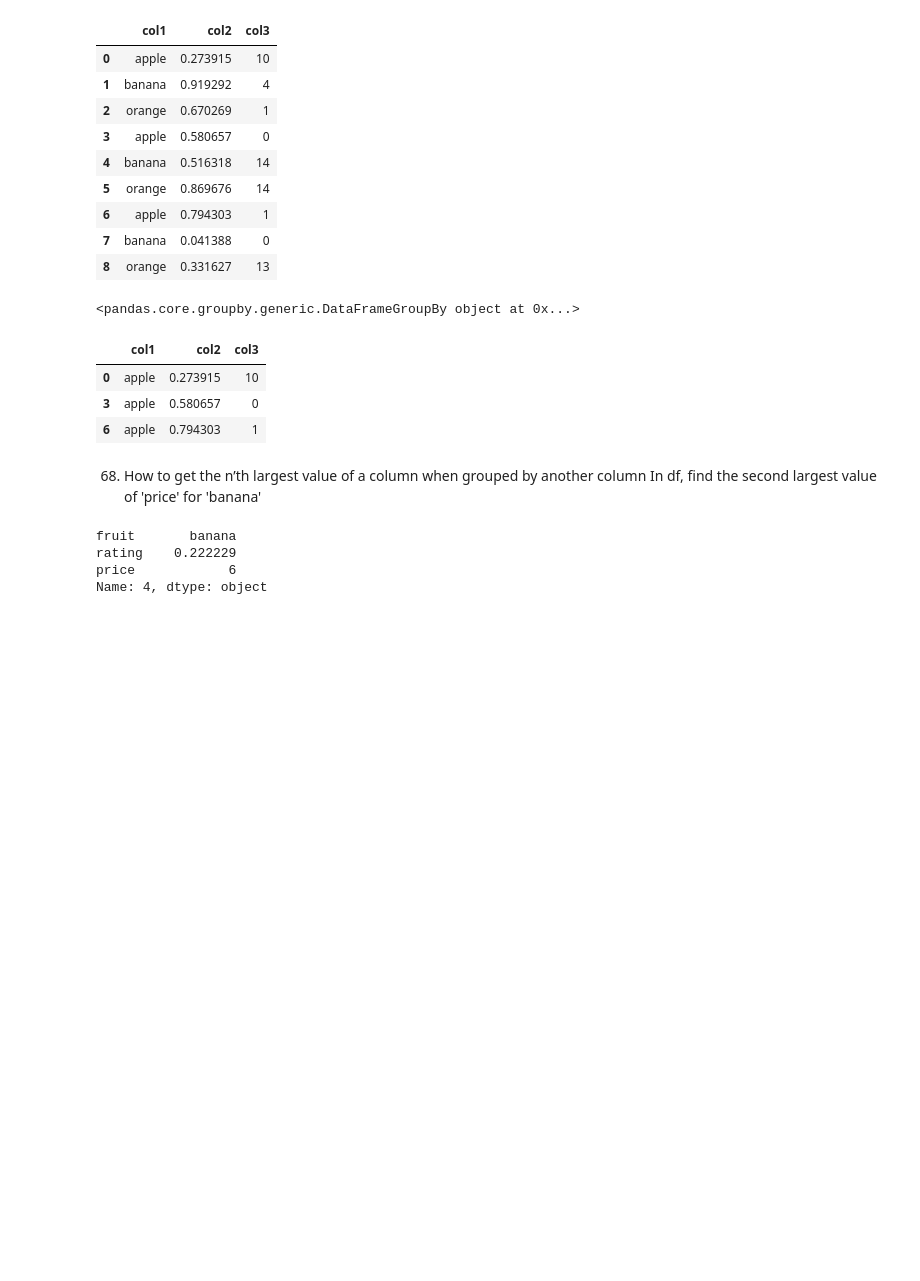
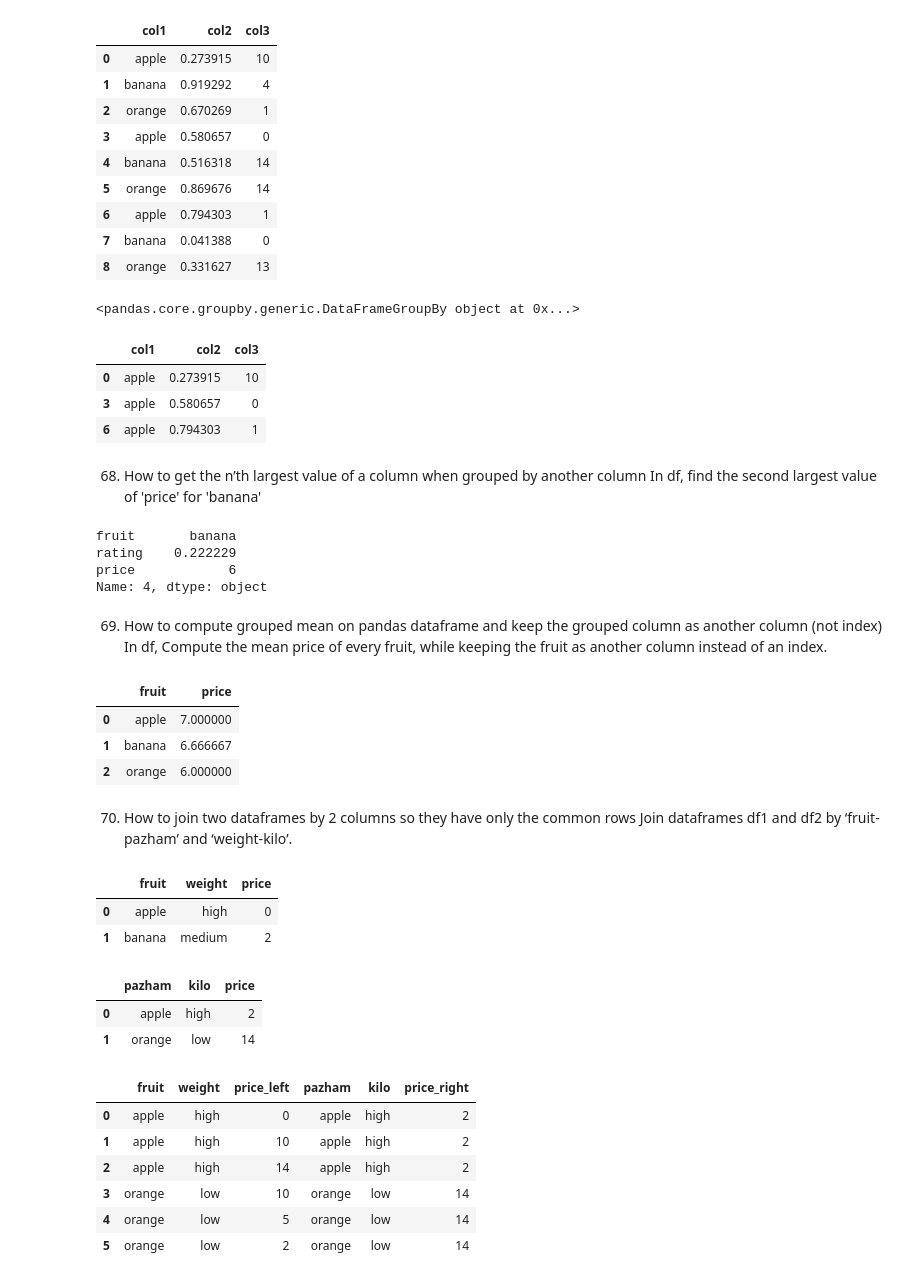
Before and after one commit to odinicc/Data-Practice, a Jupyter notebook: 23 Pandas Practise/61_70.ipynb, the cells around one changed output. Drawn from its saved outputs; the diff is of its cells as text; code cells hidden in the pictures; blank space fills up the shorter version.

```diff
--- a/23 Pandas Practise/61_70.ipynb
+++ b/23 Pandas Practise/61_70.ipynb
@@ -241,3 +241,6 @@ fruit       banana
 rating    0.222229
 price            6
 Name: 4, dtype: object
+# %% [markdown]
+69. How to compute grouped mean on pandas dataframe and keep the grouped column as another column (not index)
+In df, Compute the mean price of every fruit, while keeping the fruit as another column instead of an index.
@@ -243,0 +251,40 @@ Name: 4, dtype: object
+# %%
+df.groupby(['fruit']).agg({'price':'mean'}).reset_index()
+# %% [output]
+|  | fruit | price |
+| 0 | apple | 7.000000 |
+| 1 | banana | 6.666667 |
+| 2 | orange | 6.000000 |
+# %% [markdown]
+70. How to join two dataframes by 2 columns so they have only the common rows
+Join dataframes df1 and df2 by ‘fruit-pazham’ and ‘weight-kilo’.
+# %%
+df1 = pd.DataFrame({'fruit': ['apple', 'banana', 'orange'] * 3,
+                    'weight': ['high', 'medium', 'low'] * 3,
+                    'price': np.random.randint(0, 15, 9)})
+
+df2 = pd.DataFrame({'pazham': ['apple', 'orange', 'pine'] * 2,
+                    'kilo': ['high', 'low'] * 3,
+                    'price': np.random.randint(0, 15, 6)})
+# %%
+df1.head(2)
+# %% [output]
+|  | fruit | weight | price |
+| 0 | apple | high | 0 |
+| 1 | banana | medium | 2 |
+# %%
+df2.head(2)
+# %% [output]
+|  | pazham | kilo | price |
+| 0 | apple | high | 2 |
+| 1 | orange | low | 14 |
+# %%
+pd.merge(df1, df2, how='inner', left_on=['fruit', 'weight'], right_on=['pazham', 'kilo'], suffixes=['_left', '_right'])
+# %% [output]
+|  | fruit | weight | price_left | pazham | kilo | price_right |
+| 0 | apple | high | 0 | apple | high | 2 |
+| 1 | apple | high | 10 | apple | high | 2 |
+| 2 | apple | high | 14 | apple | high | 2 |
+| 3 | orange | low | 10 | orange | low | 14 |
+| 4 | orange | low | 5 | orange | low | 14 |
+| 5 | orange | low | 2 | orange | low | 14 |
```
Also changed, not shown: parts of 1 cell of this notebook.
